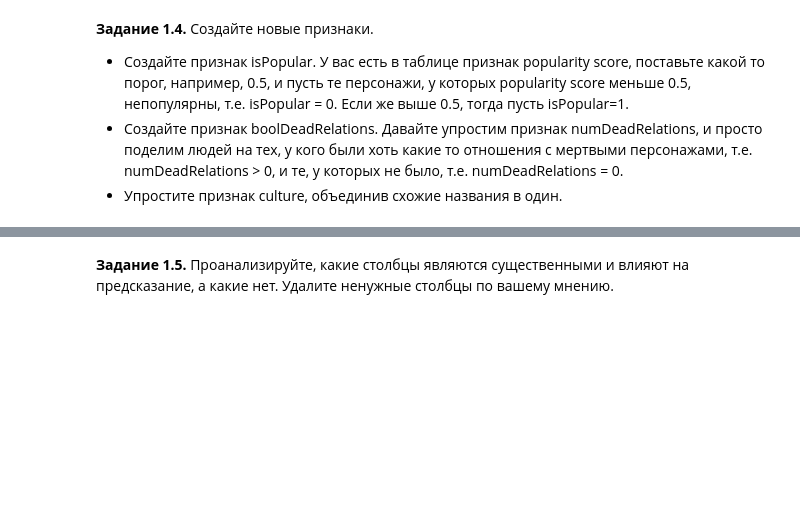
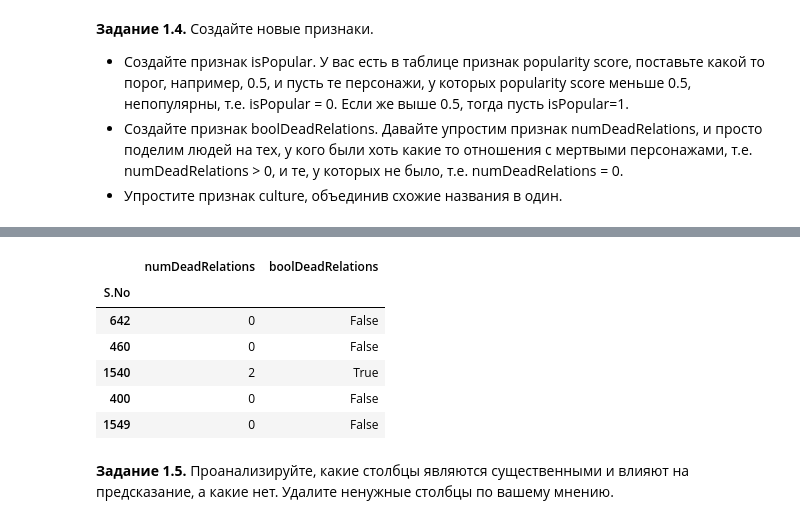
Before and after one commit to alex-chin/dsl_part_1_ml_cv, a Jupyter notebook: week_01_ml_intro/Homework/hw_1_game_of_thrones.ipynb, the cells around one changed output, grey strips where cells are left out. Saved outputs shown, nothing was run; the diff lists cells and outputs as text; code cells hidden in the pictures; blank space fills up the shorter version.

```diff
--- a/week_01_ml_intro/Homework/hw_1_game_of_thrones.ipynb
+++ b/week_01_ml_intro/Homework/hw_1_game_of_thrones.ipynb
@@ -416,3 +486,15 @@ df[df.house.isna()].name.to_list()
+# %%
+df['boolDeadRelations'] = df['numDeadRelations'] > 0
+# %%
+df[['numDeadRelations', 'boolDeadRelations']].sample(5)
+# %% [output]
+|  | numDeadRelations | boolDeadRelations |
+| S.No |  |  |
+| 642 | 0 | False |
+| 460 | 0 | False |
+| 1540 | 2 | True |
+| 400 | 0 | False |
+| 1549 | 0 | False |
 # %%
 # Подсказка
 cult = {
```
Also changed, not shown: parts of 21 cells of this notebook.
